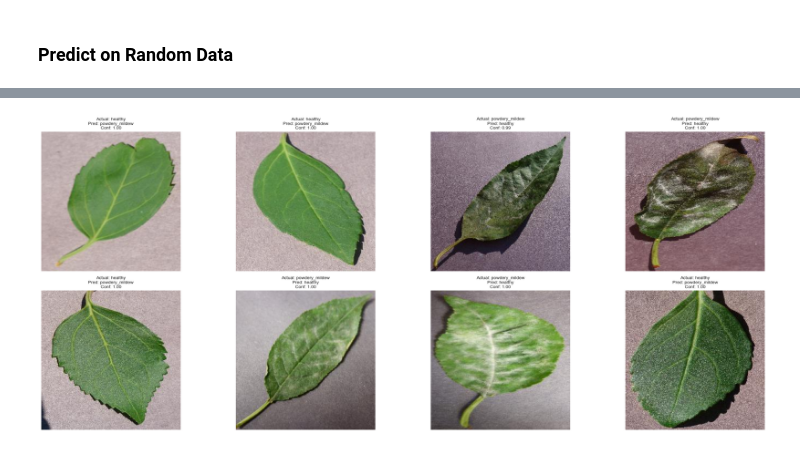
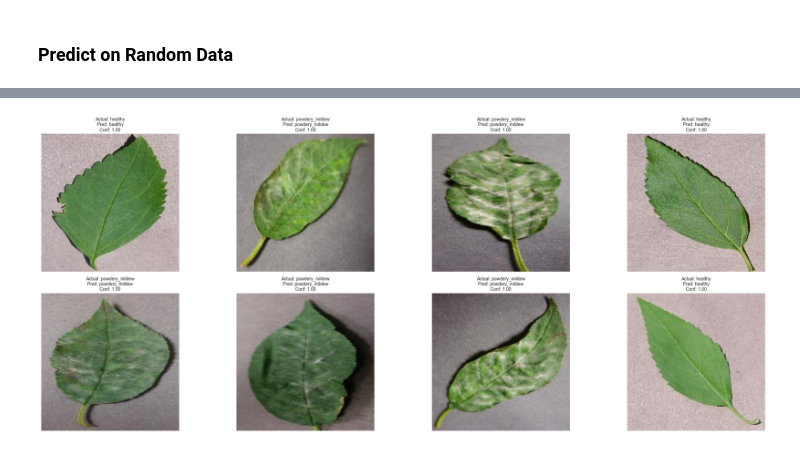
Before and after one commit to peleisaac/mildew-detection-project, a Jupyter notebook: jupyter_notebooks/06_ModelEvaluation.ipynb, the cells around one changed output, grey strips where cells are left out. Cells and saved outputs as stored; diff of their text form; code cells hidden in the pictures.

Commit message:
Updated model and evaluation modeljupyter notebook
using softmax

```diff
--- a/jupyter_notebooks/06_ModelEvaluation.ipynb
+++ b/jupyter_notebooks/06_ModelEvaluation.ipynb
@@ -50,4 +50,4 @@ Because i don't want to re build and train the model;
 # %%
 from tensorflow.keras.models import load_model
 
-model = load_model("../outputs/mildew_model_softmax.keras")
+model = load_model("../outputs/mildew_model_softmax.h5")
@@ -572,16 +592,23 @@ for i in range(num_preds):
     img_array = image.img_to_array(pil_image)
     img_array = np.expand_dims(img_array, axis=0) / 255.0
 
-    pred_proba = model.predict(img_array)[0, 0]
-    pred_class = "powdery_mildew" if pred_proba > 0.5 else "healthy"
-    confidence = pred_proba if pred_proba > 0.5 else 1 - pred_proba
+    # Get softmax prediction (e.g., [0.9, 0.1])
+    pred_probs = model.predict(img_array)[0]
+    pred_index = np.argmax(pred_probs)
+    pred_class = labels[pred_index]
+    confidence = pred_probs[pred_index]
 
     # Plot image with prediction title
     axes[i].imshow(pil_image)
     axes[i].axis("off")
-    axes[i].set_title(f"Actual: {label}\nPred: {pred_class}\nConf: {confidence:.2f}", fontsize=10)
+    axes[i].set_title(
+        f"Actual: {label}\nPred: {pred_class}\nConf: {confidence:.2f}",
+        fontsize=10
+    )
 
 plt.tight_layout()
-plt.savefig("../outputs/plots/sample_predictions.png", bbox_inches='tight', dpi=150)
+output_dir = "../outputs/plots"
+os.makedirs(output_dir, exist_ok=True)
+plt.savefig(os.path.join(output_dir, "sample_predictions.png"), bbox_inches='tight', dpi=150)
 plt.show()
 # %% [output]
@@ -596 +623 @@ plt.show()
-[figure, old version]
+[figure, new version]
```
Also changed, not shown: parts of 10 cells of this notebook, 1 other file.
